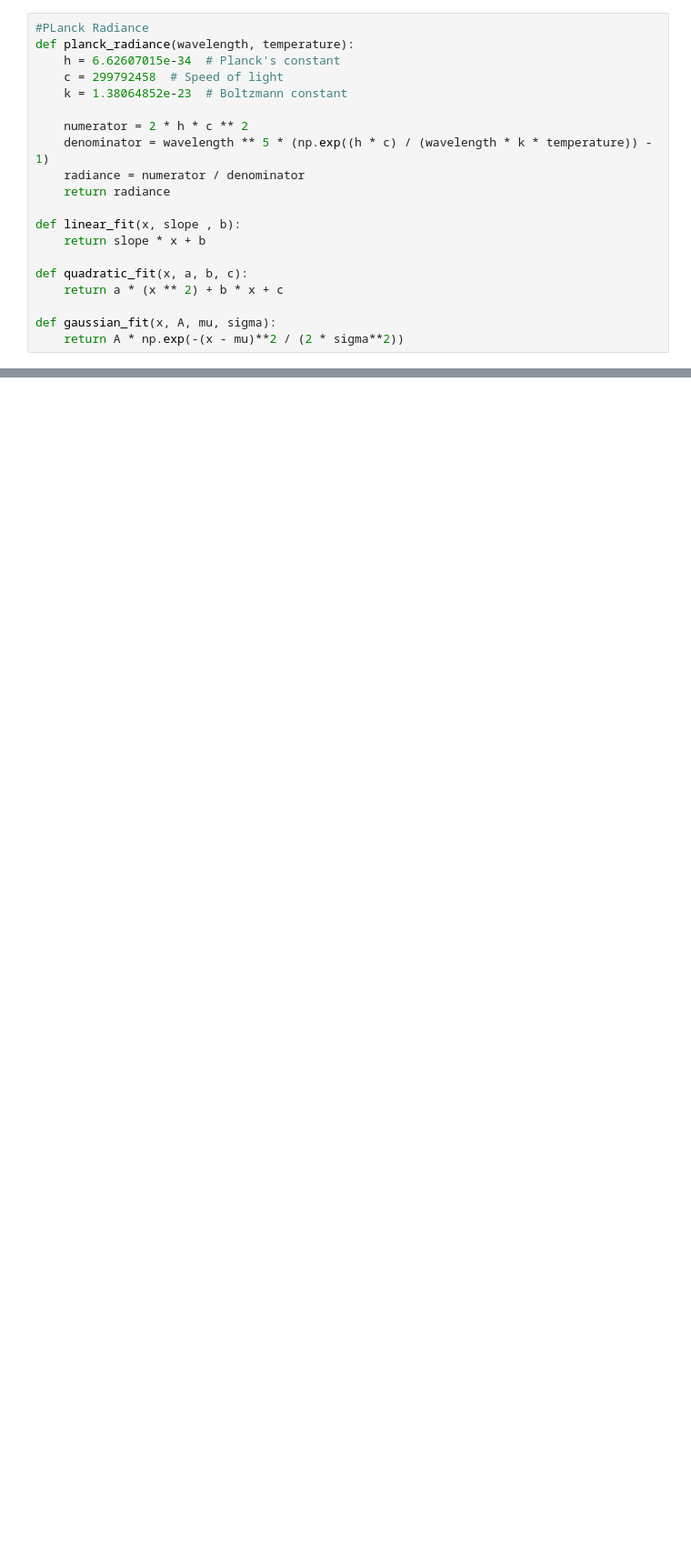
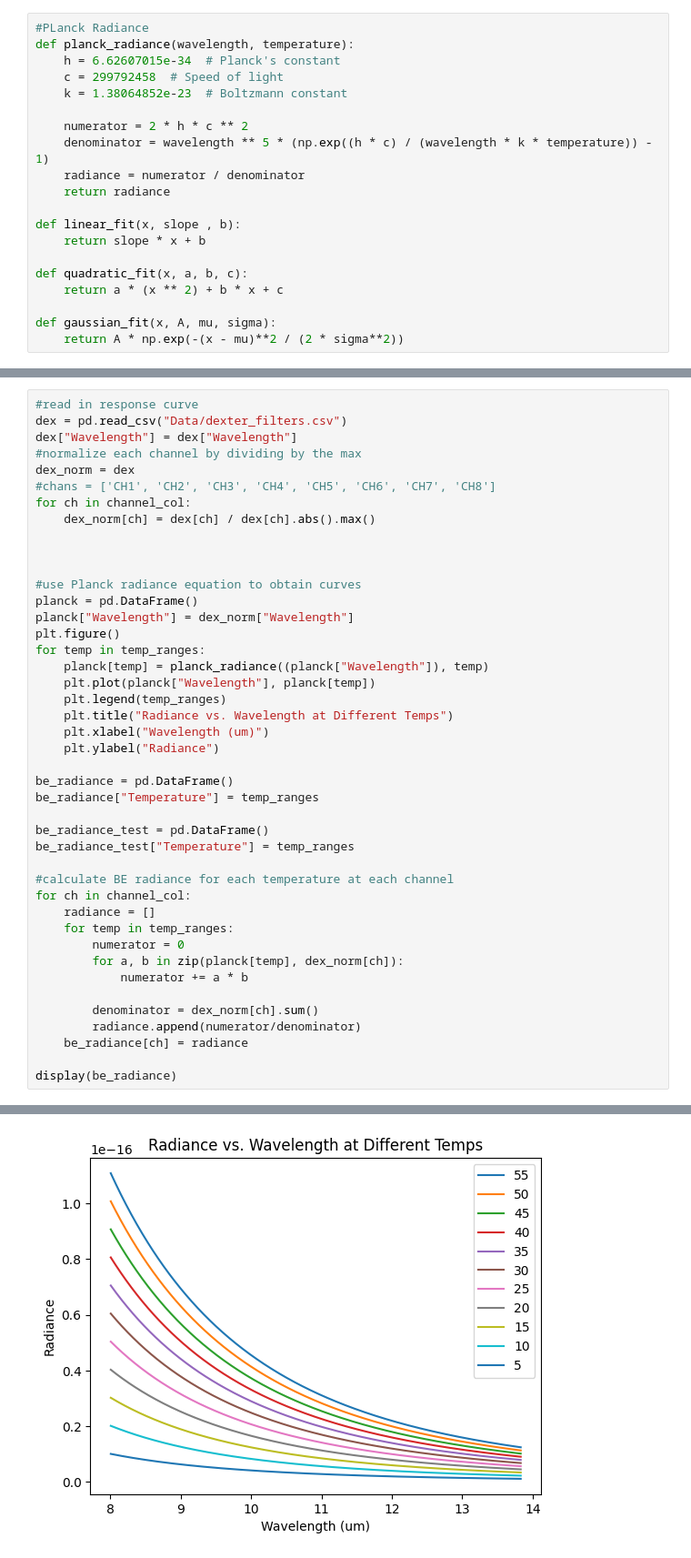
Before and after one commit to RIT-Landsat-Field-Radiometers/Chamber-Testing, a Jupyter notebook: radiometer_jupyter.ipynb, the cells around one changed output, grey strips where cells are left out. Shown at 91% size. Drawn from its saved outputs; the diff is of its cells as text; blank space fills up the shorter version.

```diff
--- a/radiometer_jupyter.ipynb
+++ b/radiometer_jupyter.ipynb
@@ -171,0 +259,44 @@ plt.grid(color='gray', linestyle='-', linewidth=0.3)
+# %%
+#read in response curve
+dex = pd.read_csv("Data/dexter_filters.csv")
+dex["Wavelength"] = dex["Wavelength"]
+#normalize each channel by dividing by the max
+dex_norm = dex
+#chans = ['CH1', 'CH2', 'CH3', 'CH4', 'CH5', 'CH6', 'CH7', 'CH8']
+for ch in channel_col:
+    dex_norm[ch] = dex[ch] / dex[ch].abs().max()
+
+
+
+#use Planck radiance equation to obtain curves
+planck = pd.DataFrame()
+planck["Wavelength"] = dex_norm["Wavelength"]
+plt.figure()
+for temp in temp_ranges:
+    planck[temp] = planck_radiance((planck["Wavelength"]), temp)
+    plt.plot(planck["Wavelength"], planck[temp])
+    plt.legend(temp_ranges)
+    plt.title("Radiance vs. Wavelength at Different Temps")
+    plt.xlabel("Wavelength (um)")
+    plt.ylabel("Radiance")
+
+be_radiance = pd.DataFrame()
+be_radiance["Temperature"] = temp_ranges
+
+be_radiance_test = pd.DataFrame()
+be_radiance_test["Temperature"] = temp_ranges
+
+#calculate BE radiance for each temperature at each channel
+for ch in channel_col:
+    radiance = []
+    for temp in temp_ranges:
+        numerator = 0
+        for a, b in zip(planck[temp], dex_norm[ch]):
+            numerator += a * b
+
+        denominator = dex_norm[ch].sum()
+        radiance.append(numerator/denominator)
+    be_radiance[ch] = radiance
+
+display(be_radiance)
+# %% [output]
@@ -171,0 +315 @@ plt.grid(color='gray', linestyle='-', linewidth=0.3)
+[figure, added]
```
Also changed, not shown: parts of 10 cells of this notebook, 1 other file.
